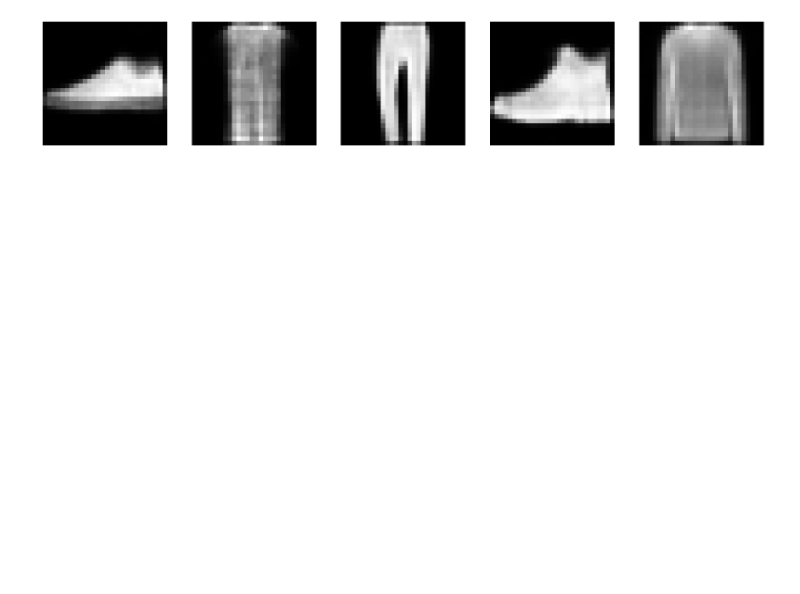
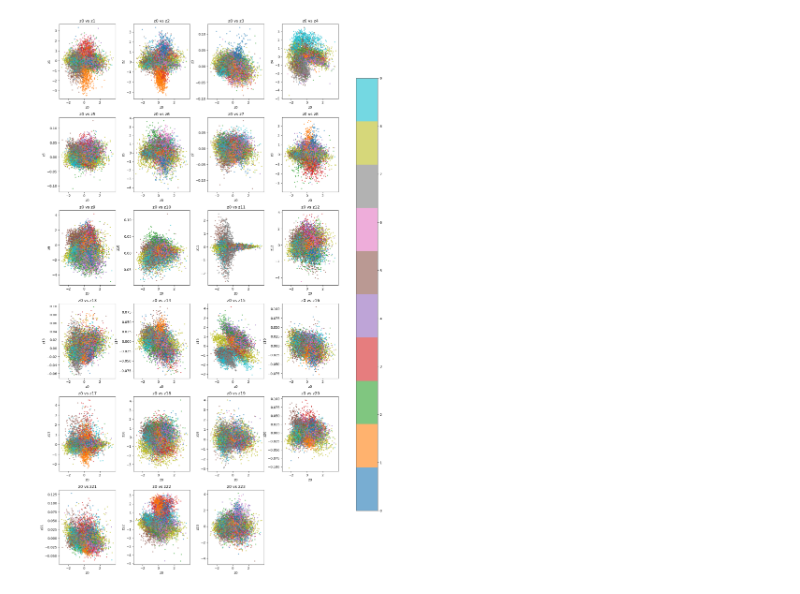
Before and after one commit to Maanav-s/vae-from-scratch, a Jupyter notebook: vae.ipynb, the cells around one changed output. Drawn from its saved outputs; the diff is of its cells as text; code cells hidden in the pictures; blank space fills up the shorter version.

Commit message:
add data visualization

```diff
--- a/vae.ipynb
+++ b/vae.ipynb
@@ -292,12 +304,26 @@ plt.show()
 # %%
-#generate new images by sampling from latent space
-num_samples = 5
-z_samples = np.random.normal(size=(num_samples, LATENT_SHAPE))
-generated_images = vae.decode(z_samples)
-fig, axes = plt.subplots(1, num_samples, figsize=(20, 4))
-for i in range(num_samples):
-    axes[i].imshow(generated_images[i].reshape(28, 28), cmap='gray')
-    axes[i].axis('off')
+#visualize each latent dimension against the first one
+z_mu, z_log_var = vae.encode(x_val)
+fashion_labels = ["T-shirt/top", "Trouser", "Pullover", "Dress", "Coat", "Sandal", "Shirt", "Sneaker", "Bag", "Ankle boot"]
+# use mean to keep the plot deterministic
+z = z_mu
+num_plots = LATENT_SHAPE - 1
+cols = 4
+rows = int(np.ceil(num_plots / cols))
+fig, axes = plt.subplots(rows, cols, figsize=(4 * cols, 4 * rows), squeeze=False)
+mappable = None
+for i in range(num_plots):
+    ax = axes[i // cols][i % cols]
+    ax.scatter(z[:, 0], z[:, i + 1], c=y_val, cmap='tab10', s=5, alpha=0.6)
+    ax.set_xlabel('z0')
+    ax.set_ylabel(f'z{i + 1}')
+    ax.set_title(f'z0 vs z{i + 1}')
+for j in range(num_plots, rows * cols):
+    axes[j // cols][j % cols].axis('off')
+plt.tight_layout()
+
+cbar = fig.colorbar(axes[0, 0].collections[0], ax=axes.ravel().tolist(), shrink=0.8)
+cbar.set_ticklabels(fashion_labels)
 plt.show()
 # %% [output]
-[figure, old version]
+[figure, new version]
```
Also changed, not shown: parts of 4 cells of this notebook.
